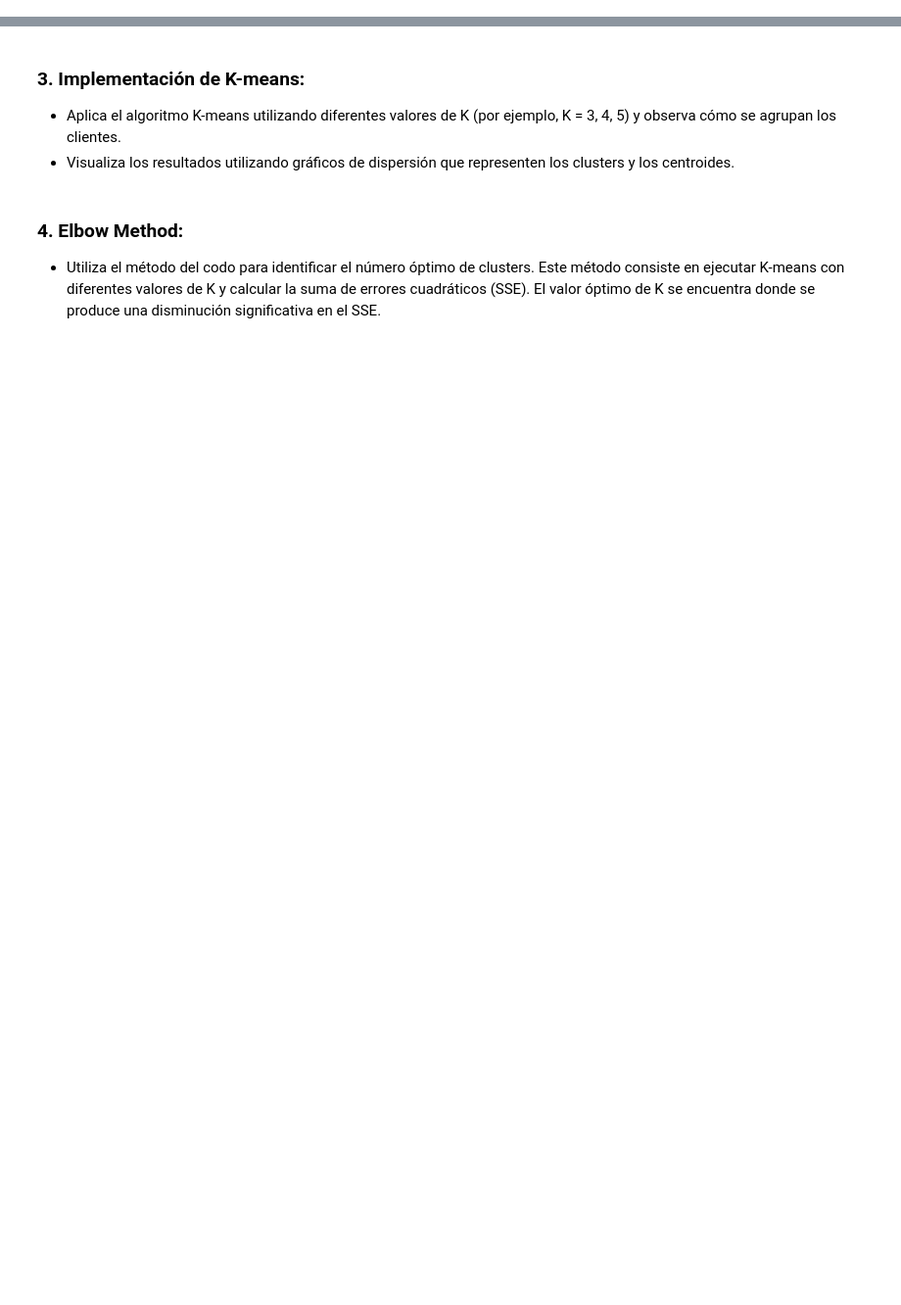
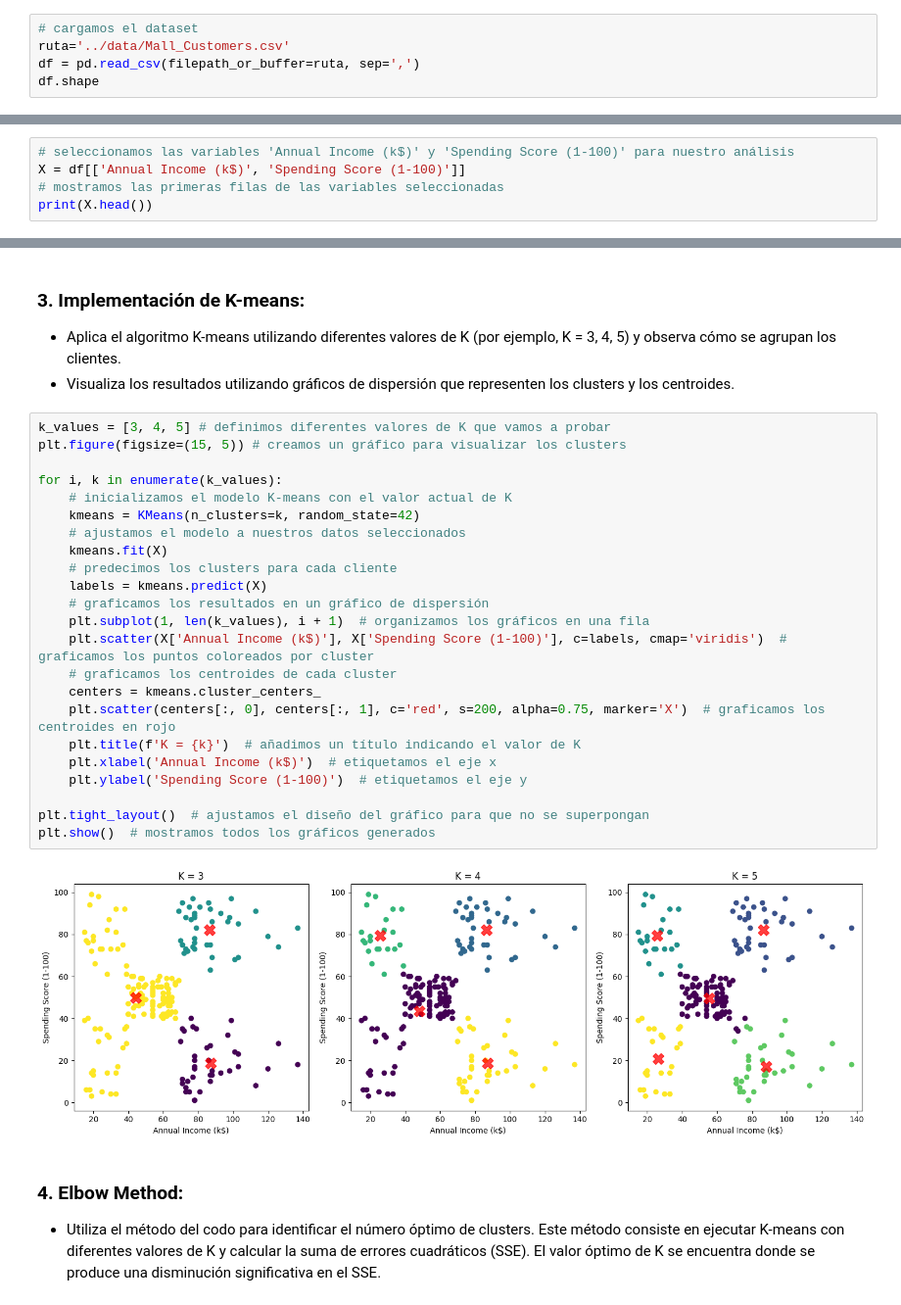
Before and after one commit to CesarVelgo/Advanced_ML, a Jupyter notebook: notebook/core5.ipynb, the cells around one changed output, grey strips where cells are left out. Shown at 98% size. Cells and saved outputs as stored; diff of their text form; blank space fills up the shorter version.

```diff
--- a/notebook/core5.ipynb
+++ b/notebook/core5.ipynb
@@ -4,0 +16,5 @@
+# %%
+# cargamos el dataset
+ruta='../data/Mall_Customers.csv'
+df = pd.read_csv(filepath_or_buffer=ruta, sep=',')
+df.shape
@@ -5,3 +50,8 @@
 # %% [markdown]
 ### 2. Selección de Variables:
   * Para este análisis, selecciona las variables ‘Annual Income (k$)’ y ‘Spending Score (1-100)’, ya que representan características importantes relacionadas con el comportamiento de compra.
+# %%
+# seleccionamos las variables 'Annual Income (k$)' y 'Spending Score (1-100)' para nuestro análisis
+X = df[['Annual Income (k$)', 'Spending Score (1-100)']]
+# mostramos las primeras filas de las variables seleccionadas
+print(X.head())
@@ -9,6 +66,31 @@
 ### 3. Implementación de K-means:
   * Aplica el algoritmo K-means utilizando diferentes valores de K (por ejemplo, K = 3, 4, 5) y observa cómo se agrupan los clientes.
   * Visualiza los resultados utilizando gráficos de dispersión que representen los clusters y los centroides.
+# %%
+k_values = [3, 4, 5] # definimos diferentes valores de K que vamos a probar
+plt.figure(figsize=(15, 5)) # creamos un gráfico para visualizar los clusters
+
+for i, k in enumerate(k_values):
+    # inicializamos el modelo K-means con el valor actual de K
+    kmeans = KMeans(n_clusters=k, random_state=42)
+    # ajustamos el modelo a nuestros datos seleccionados
+    kmeans.fit(X)
+    # predecimos los clusters para cada cliente
+    labels = kmeans.predict(X)
+    # graficamos los resultados en un gráfico de dispersión
+    plt.subplot(1, len(k_values), i + 1)  # organizamos los gráficos en una fila
+    plt.scatter(X['Annual Income (k$)'], X['Spending Score (1-100)'], c=labels, cmap='viridis')  # graficamos los puntos coloreados por cluster
+    # graficamos los centroides de cada cluster
+    centers = kmeans.cluster_centers_
+    plt.scatter(centers[:, 0], centers[:, 1], c='red', s=200, alpha=0.75, marker='X')  # graficamos los centroides en rojo
+    plt.title(f'K = {k}')  # añadimos un título indicando el valor de K
+    plt.xlabel('Annual Income (k$)')  # etiquetamos el eje x
+    plt.ylabel('Spending Score (1-100)')  # etiquetamos el eje y
+
+plt.tight_layout()  # ajustamos el diseño del gráfico para que no se superpongan
+plt.show()  # mostramos todos los gráficos generados
+# %% [output]
+[figure, added]
 # %% [markdown]
 ### 4. Elbow Method:
   * Utiliza el método del codo para identificar el número óptimo de clusters. Este método consiste en ejecutar K-means con diferentes valores de K y calcular la suma de errores cuadráticos (SSE). El valor óptimo de K se encuentra donde se produce una disminución significativa en el SSE.
```
Also changed, not shown: parts of 11 cells of this notebook, 1 other file.
